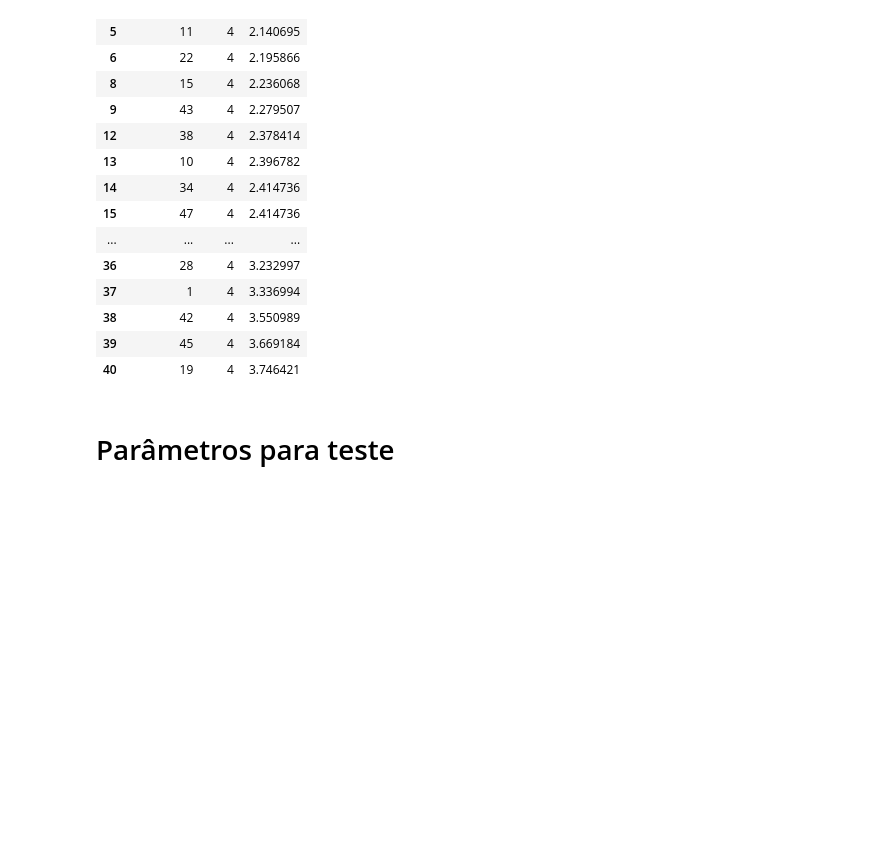
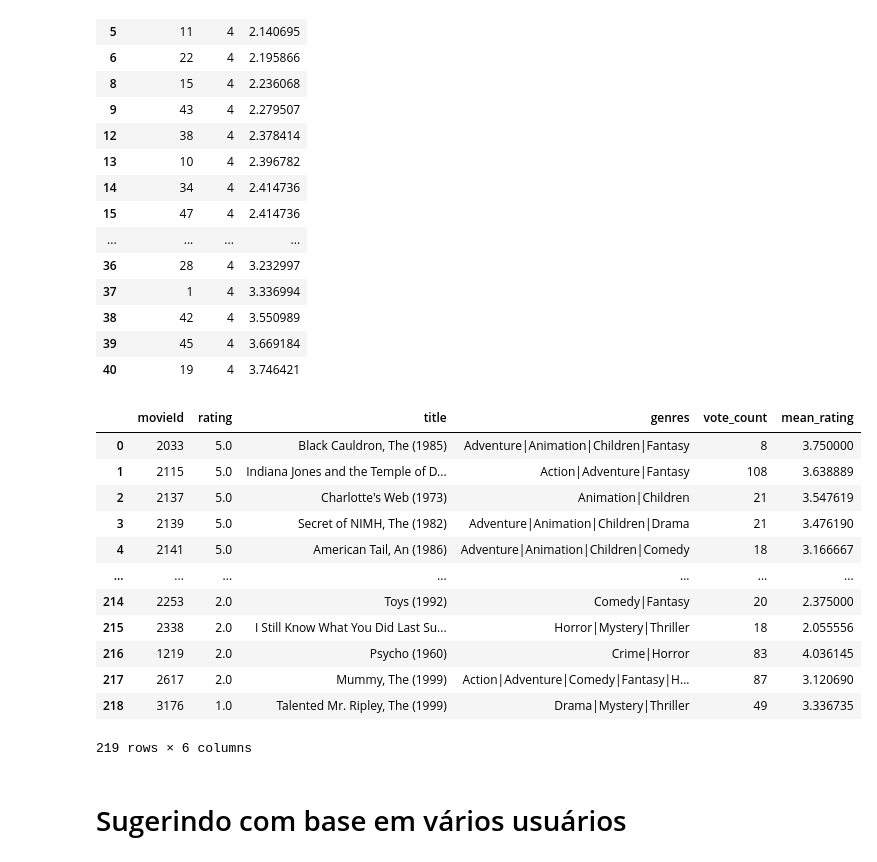
Before and after one commit to xpcosmos/sistema-de-recomendacao, a Jupyter notebook: notebooks/introducao.ipynb, the cells around one changed output. Drawn from its saved outputs; the diff is of its cells as text; code cells hidden in the pictures; blank space fills up the shorter version.

```diff
--- a/notebooks/introducao.ipynb
+++ b/notebooks/introducao.ipynb
@@ -412,5 +412,33 @@ mais_proximo_de(4, 5, 50).drop(assisti, errors='ignore').sort_values('distancia'
 | 38 | 42 | 4 | 3.550989 |
 | 39 | 45 | 4 | 3.669184 |
 | 40 | 19 | 4 | 3.746421 |
-# %% [markdown]
-# Parâmetros para teste
+# %%
+def sugere_para(id, n=None):
+    notas_de_voce = notas_usuario(id)
+    filmes_assistidos = notas_de_voce.index
+
+    similares = mais_proximo_de(id,5, n)
+    similar = similares.iloc[0].name
+    notas_do_similar = notas_usuario(similar)
+
+    notas_do_similar = notas_do_similar.drop(filmes_assistidos, errors='ignore')
+    recomendacoes = notas_do_similar.sort_values('rating', ascending=False)
+    return recomendacoes.reset_index().merge(df, on ='movieId', how='inner')
+# %%
+sugere_para(5, 50)
+# %% [output]
+|  | movieId | rating | title | genres | vote_count | mean_rating |
+| 0 | 2033 | 5.0 | Black Cauldron, The (1985) | Adventure|Animation|Children|Fantasy | 8 | 3.750000 |
+| 1 | 2115 | 5.0 | Indiana Jones and the Temple of D... | Action|Adventure|Fantasy | 108 | 3.638889 |
+| 2 | 2137 | 5.0 | Charlotte's Web (1973) | Animation|Children | 21 | 3.547619 |
+| 3 | 2139 | 5.0 | Secret of NIMH, The (1982) | Adventure|Animation|Children|Drama | 21 | 3.476190 |
+| 4 | 2141 | 5.0 | American Tail, An (1986) | Adventure|Animation|Children|Comedy | 18 | 3.166667 |
+| ... | ... | ... | ... | ... | ... | ... |
+| 214 | 2253 | 2.0 | Toys (1992) | Comedy|Fantasy | 20 | 2.375000 |
+| 215 | 2338 | 2.0 | I Still Know What You Did Last Su... | Horror|Mystery|Thriller | 18 | 2.055556 |
+| 216 | 1219 | 2.0 | Psycho (1960) | Crime|Horror | 83 | 4.036145 |
+| 217 | 2617 | 2.0 | Mummy, The (1999) | Action|Adventure|Comedy|Fantasy|H... | 87 | 3.120690 |
+| 218 | 3176 | 1.0 | Talented Mr. Ripley, The (1999) | Drama|Mystery|Thriller | 49 | 3.336735 |
+219 rows × 6 columns
+# %% [markdown]
+# Sugerindo com base em vários usuários
```
Also changed, not shown: parts of 6 cells of this notebook.
